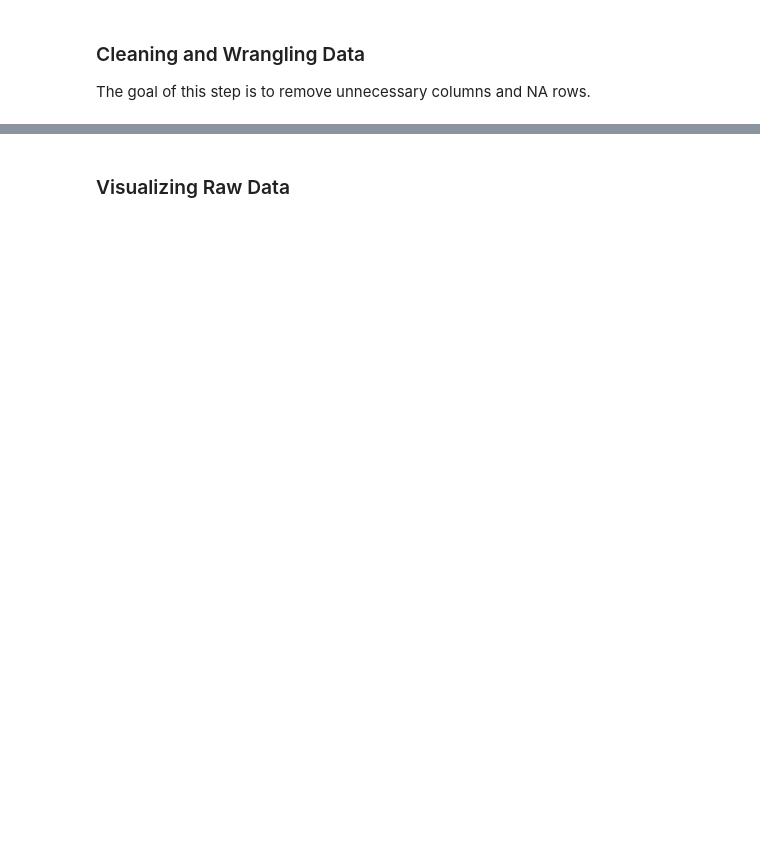
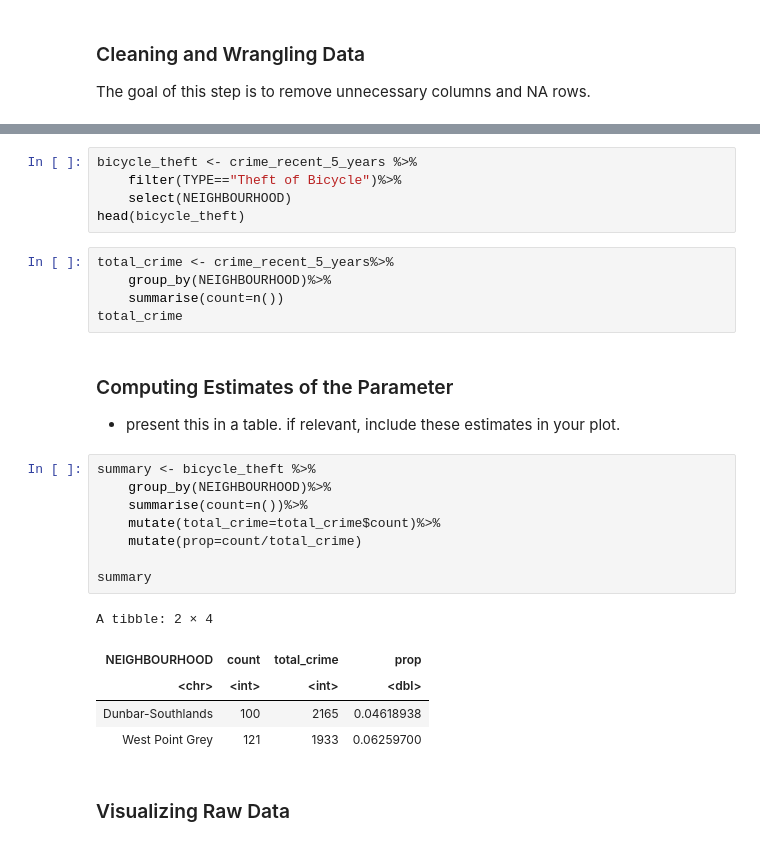
Before and after one commit to fankayii/STAT201_34, a Jupyter notebook: project.ipynb, the cells around one changed output, grey strips where cells are left out. Saved outputs shown, nothing was run; the diff lists cells and outputs as text; blank space fills up the shorter version.

```diff
--- a/project.ipynb
+++ b/project.ipynb
@@ -54,2 +68,29 @@ The goal of this step is to remove unnecessary columns and NA rows.
+# %%
+bicycle_theft <- crime_recent_5_years %>%
+    filter(TYPE=="Theft of Bicycle")%>%
+    select(NEIGHBOURHOOD)
+head(bicycle_theft)
+# %%
+total_crime <- crime_recent_5_years%>%
+    group_by(NEIGHBOURHOOD)%>%
+    summarise(count=n())
+total_crime
+# %% [markdown]
+### Computing Estimates of the Parameter
+- present this in a table. if relevant, include these estimates in your plot.
+# %%
+summary <- bicycle_theft %>%
+    group_by(NEIGHBOURHOOD)%>%
+    summarise(count=n())%>%
+    mutate(total_crime=total_crime$count)%>%
+    mutate(prop=count/total_crime)
+
+summary
+# %% [output]
+A tibble: 2 × 4
+| NEIGHBOURHOOD | count | total_crime | prop |
+| <chr> | <int> | <int> | <dbl> |
+| Dunbar-Southlands | 100 | 2165 | 0.04618938 |
+| West Point Grey | 121 | 1933 | 0.06259700 |
 # %% [markdown]
 ### Visualizing Raw Data
```
Also changed, not shown: parts of 9 cells of this notebook.
